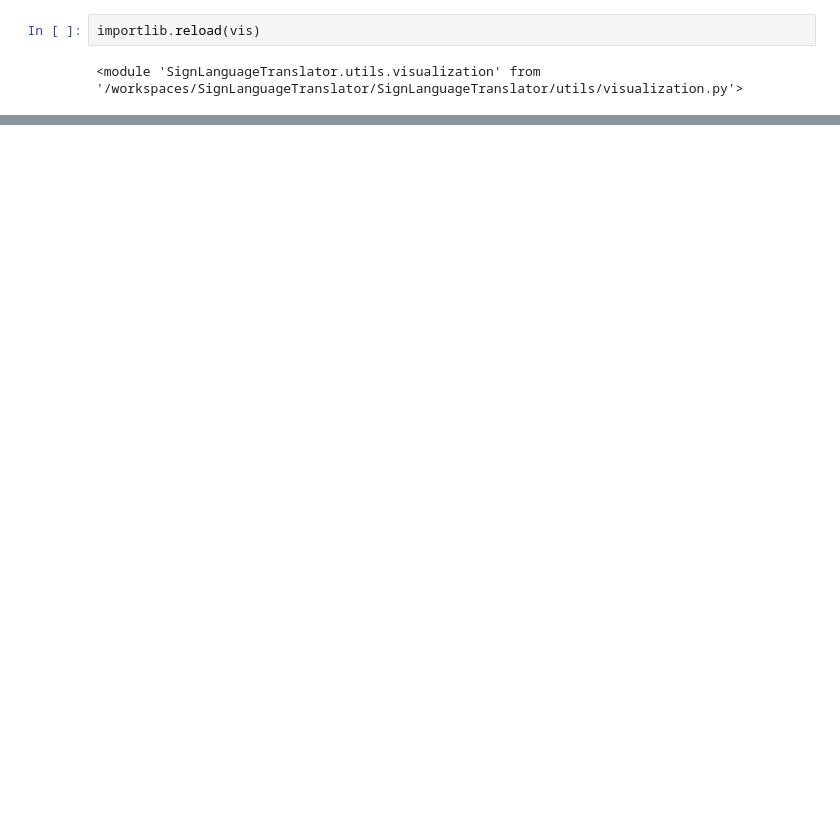
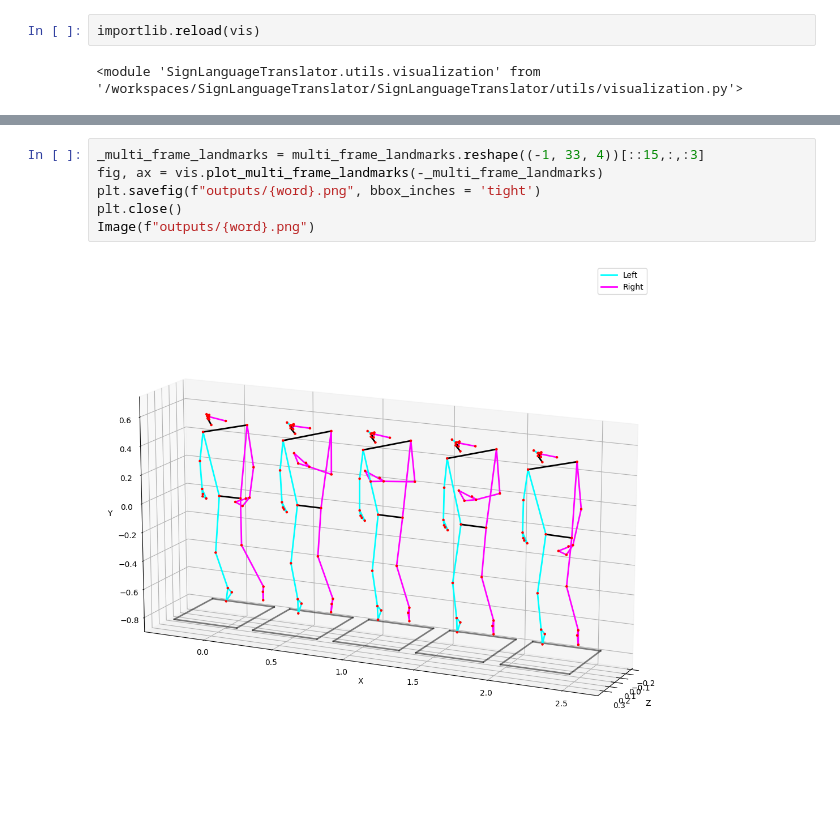
Before and after one commit to mdsrqbl/SignLanguageTranslator, a Jupyter notebook: SignLanguageTranslator/notebooks/experiments.ipynb, the cells around one changed output, grey strips where cells are left out. Saved outputs shown, nothing was run; the diff lists cells and outputs as text; blank space fills up the shorter version.

```diff
--- a/SignLanguageTranslator/notebooks/experiments.ipynb
+++ b/SignLanguageTranslator/notebooks/experiments.ipynb
@@ -87,0 +90,8 @@ vis.plot_landmarks(landmarks)
+# %%
+_multi_frame_landmarks = multi_frame_landmarks.reshape((-1, 33, 4))[::15,:,:3]
+fig, ax = vis.plot_multi_frame_landmarks(-_multi_frame_landmarks)
+plt.savefig(f"outputs/{word}.png", bbox_inches = 'tight')
+plt.close()
+Image(f"outputs/{word}.png")
+# %% [output]
+[figure, added]
```
Also changed, not shown: parts of 20 cells of this notebook, 16 other files.
